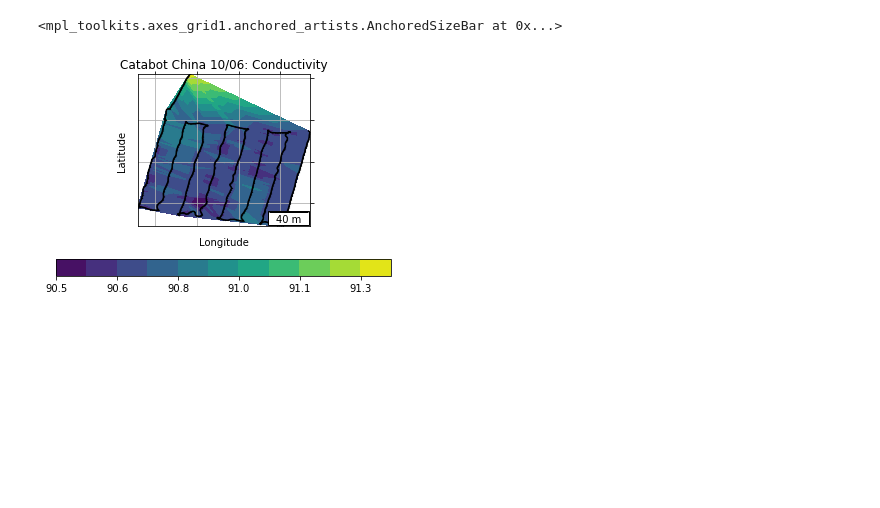
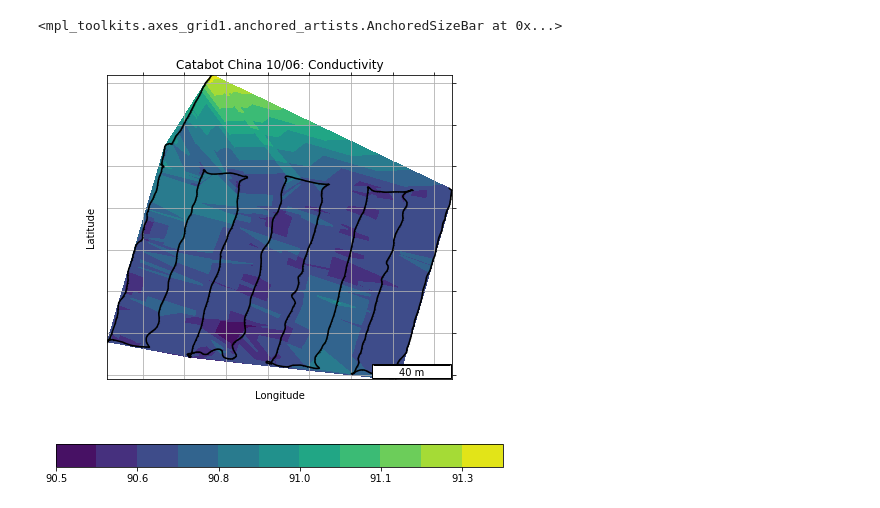
Before and after one commit to dartmouthrobotics/epscor_asv_data_analysis, a Jupyter notebook: Jupyter_notebook/20201006-Sabattus-GPS and EXO.ipynb, the cells around one changed output. Saved outputs shown, nothing was run; the diff lists cells and outputs as text; code cells hidden in the pictures; blank space fills up the shorter version.

```diff
--- a/Jupyter_notebook/20201006-Sabattus-GPS and EXO.ipynb
+++ b/Jupyter_notebook/20201006-Sabattus-GPS and EXO.ipynb
@@ -88,33 +89,33 @@ ax.add_artist(bar)
 # %%
 
 # cond
 z = tlog_list[1:2501,5]
 z = z.astype('float32')
 
 
-f, ax = plt.subplots()
+f, ax = plt.subplots(figsize=(8,8))
 ax.set_title('Catabot China 10/06: Conductivity')
 cs = ax.tricontourf(x,y,z, 10, norm=colors.SymLogNorm(linthresh=0.03, linscale=0.03))
 
 f.colorbar(cs, orientation='horizontal', format='%.1f')
 ax.set_xlabel('Longitude')
 f.canvas.draw()
 
 ax.set_ylabel('Latitude')
 f.canvas.draw()
 
 ax.plot(x,y,marker='o', color='k', markersize=0.1)
 ax.tick_params(right= True,top= True,left= False, bottom= False)
 ax.set_xticklabels([])
 ax.set_yticklabels([])
 ax.set_aspect('equal')
 plt.grid(True)
 
 bar = AnchoredSizeBar(ax.transData, 0.00046, '40 m', 4)
 ax.add_artist(bar)
 # %% [output]
 <mpl_toolkits.axes_grid1.anchored_artists.AnchoredSizeBar at 0x...>
-[figure, old version]
+[figure, new version]
 # %%
 
 # chlorophyll
```
Also changed, not shown: parts of 4 cells of this notebook.
